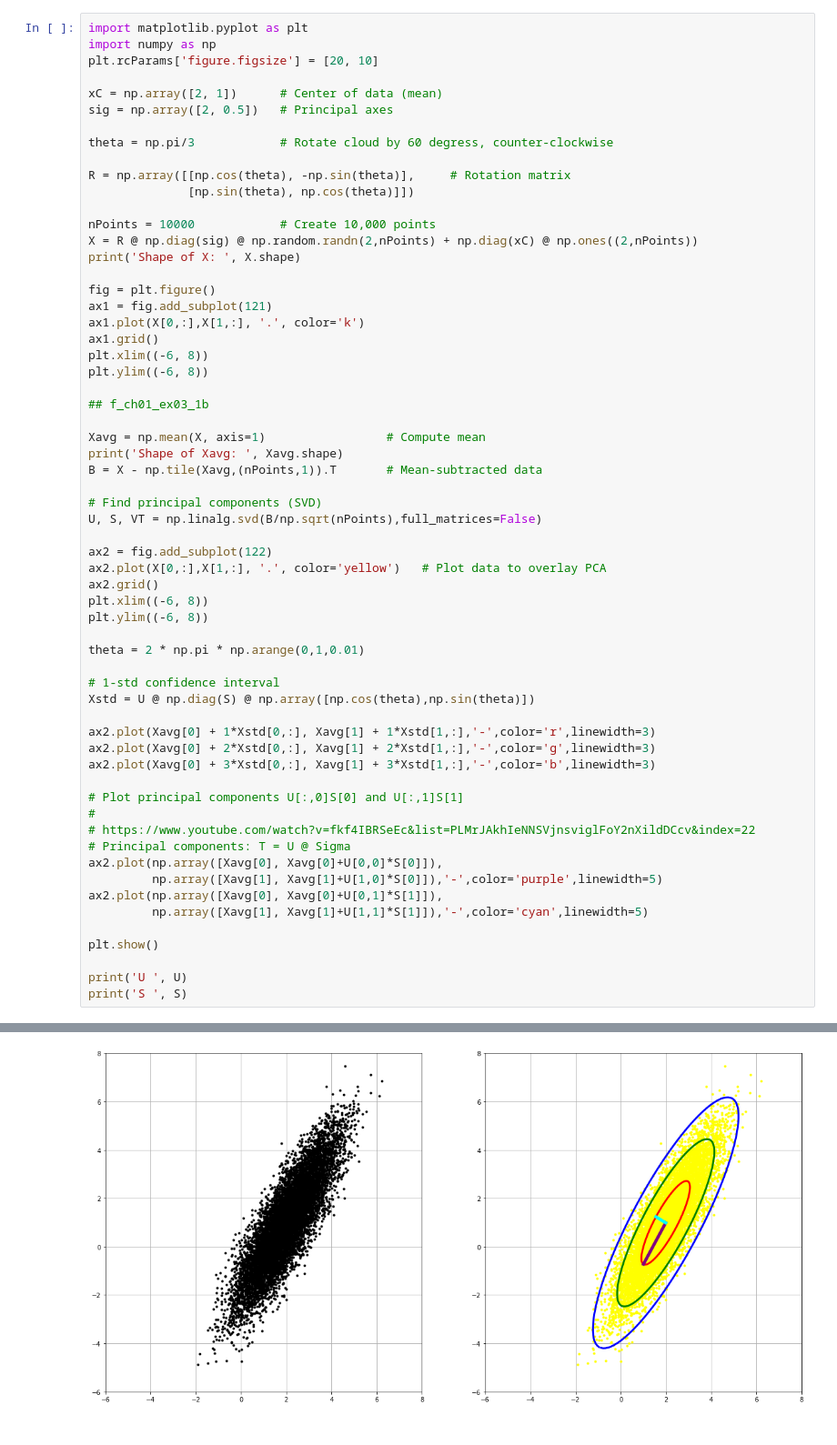
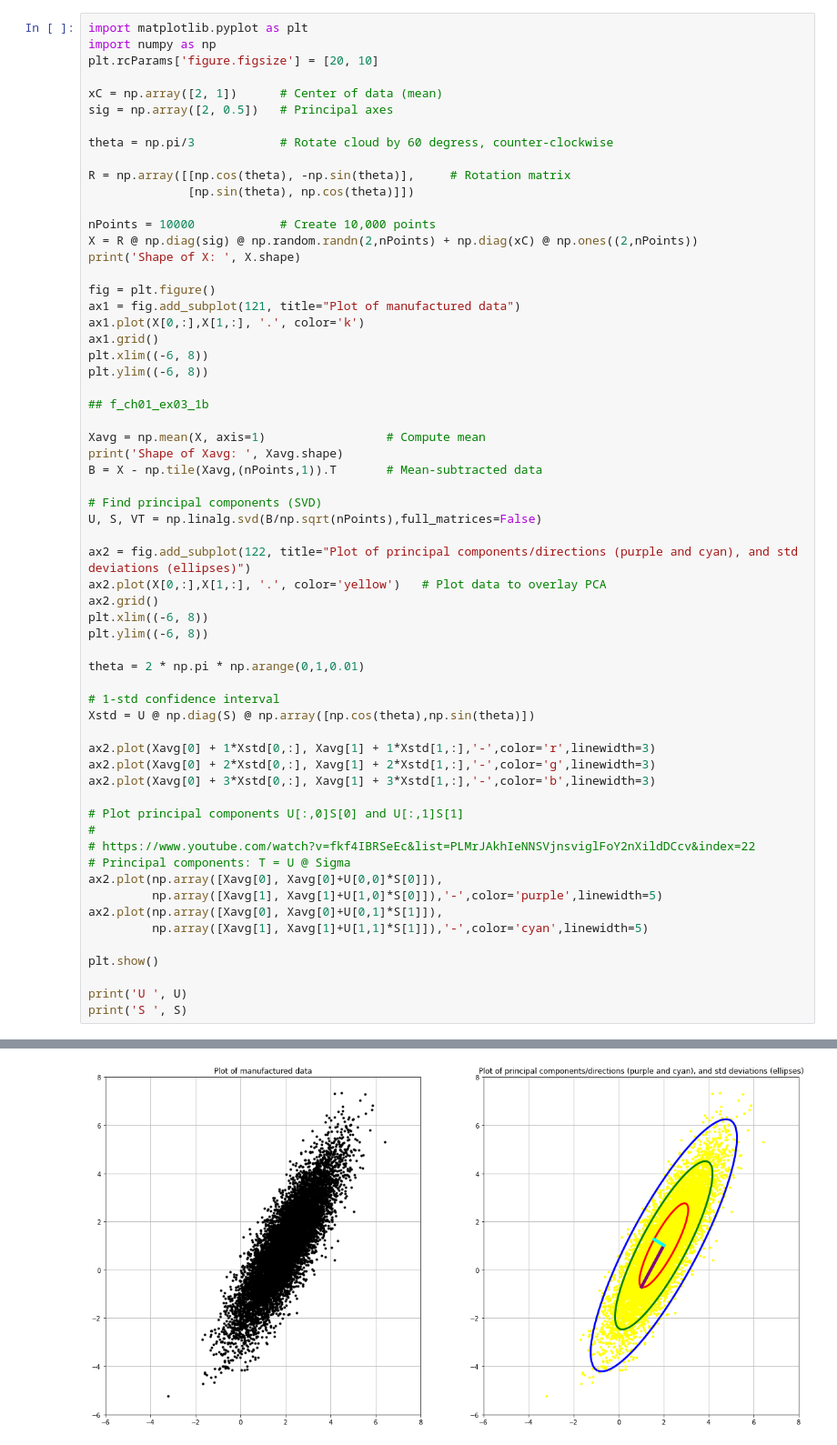
Before and after one commit to ml-ninja/Data_Driven_Science_Python_Demos, a Jupyter notebook: CH01/CH01_SEC05_1_PCAGaussian.ipynb, the cells around one changed output, grey strips where cells are left out. Shown at 91% size. Saved outputs shown, nothing was run; the diff lists cells and outputs as text.

Commit message:
Add legends

```diff
--- a/CH01/CH01_SEC05_1_PCAGaussian.ipynb
+++ b/CH01/CH01_SEC05_1_PCAGaussian.ipynb
@@ -16,7 +16,7 @@ X = R @ np.diag(sig) @ np.random.randn(2,nPoints) + np.diag(xC) @ np.ones((2,nPo
 print('Shape of X: ', X.shape)
 
 fig = plt.figure()
-ax1 = fig.add_subplot(121)
+ax1 = fig.add_subplot(121, title="Plot of manufactured data")
 ax1.plot(X[0,:],X[1,:], '.', color='k')
 ax1.grid()
 plt.xlim((-6, 8))
@@ -31,35 +31,35 @@ B = X - np.tile(Xavg,(nPoints,1)).T       # Mean-subtracted data
 # Find principal components (SVD)
 U, S, VT = np.linalg.svd(B/np.sqrt(nPoints),full_matrices=False)
 
-ax2 = fig.add_subplot(122)
+ax2 = fig.add_subplot(122, title="Plot of principal components/directions (purple and cyan), and std deviations (ellipses)")
 ax2.plot(X[0,:],X[1,:], '.', color='yellow')   # Plot data to overlay PCA
 ax2.grid()
 plt.xlim((-6, 8))
 plt.ylim((-6, 8))
 
 theta = 2 * np.pi * np.arange(0,1,0.01)
 
 # 1-std confidence interval
 Xstd = U @ np.diag(S) @ np.array([np.cos(theta),np.sin(theta)])
 
 ax2.plot(Xavg[0] + 1*Xstd[0,:], Xavg[1] + 1*Xstd[1,:],'-',color='r',linewidth=3)
 ax2.plot(Xavg[0] + 2*Xstd[0,:], Xavg[1] + 2*Xstd[1,:],'-',color='g',linewidth=3)
 ax2.plot(Xavg[0] + 3*Xstd[0,:], Xavg[1] + 3*Xstd[1,:],'-',color='b',linewidth=3)
 
 # Plot principal components U[:,0]S[0] and U[:,1]S[1]
 #
 # https://www.youtube.com/watch?v=fkf4IBRSeEc&list=PLMrJAkhIeNNSVjnsviglFoY2nXildDCcv&index=22
 # Principal components: T = U @ Sigma
 ax2.plot(np.array([Xavg[0], Xavg[0]+U[0,0]*S[0]]),
          np.array([Xavg[1], Xavg[1]+U[1,0]*S[0]]),'-',color='purple',linewidth=5)
 ax2.plot(np.array([Xavg[0], Xavg[0]+U[0,1]*S[1]]),
          np.array([Xavg[1], Xavg[1]+U[1,1]*S[1]]),'-',color='cyan',linewidth=5)
 
 plt.show()
 
 print('U ', U)
 print('S ', S)
 # %% [output]
 Shape of X:  (2, 10000)
 Shape of Xavg:  (2,)
-[figure, old version]
+[figure, new version]
```
Also changed, not shown: parts of 1 cell of this notebook.
